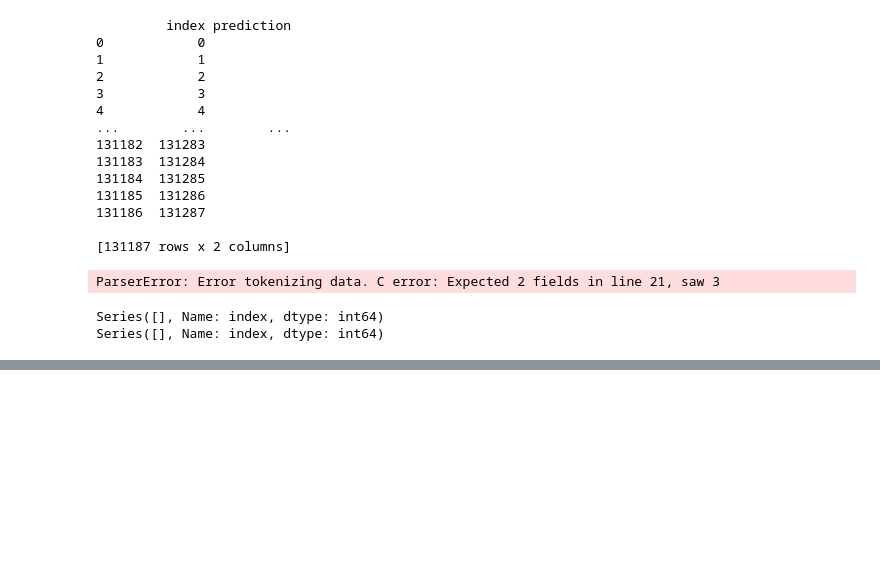
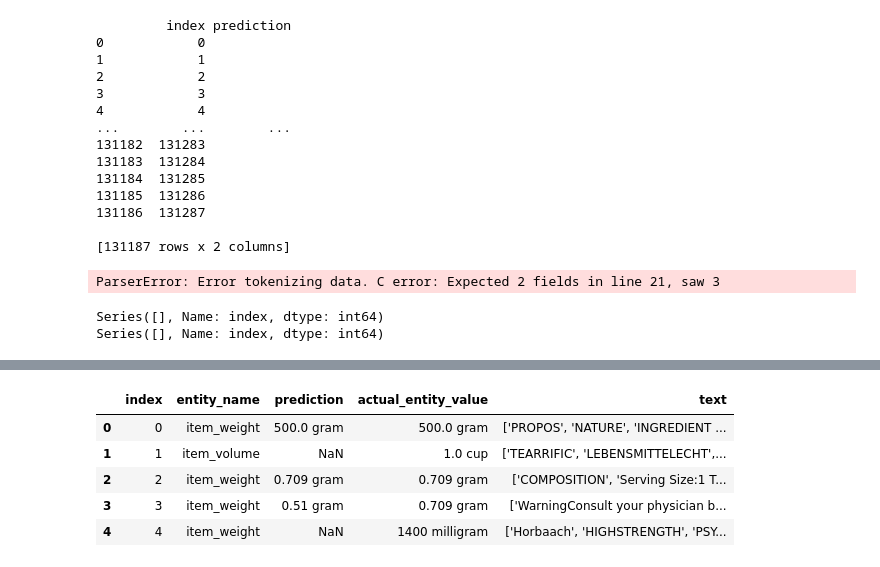
Before and after one commit to paakhim10/g2ap-ml-challenge, a Jupyter notebook: helper/run.ipynb, the cells around one changed output, grey strips where cells are left out. Cells and saved outputs as stored; diff of their text form; code cells hidden in the pictures; blank space fills up the shorter version.

```diff
--- a/helper/run.ipynb
+++ b/helper/run.ipynb
@@ -230,0 +233,11 @@ df.to_csv("train_ocr.csv", index=False)
+# %%
+data = pd.read_csv('./predictions.csv')
+# %%
+data.head()
+# %% [output]
+|  | index | entity_name | prediction | actual_entity_value | text |
+| 0 | 0 | item_weight | 500.0 gram | 500.0 gram | ['PROPOS', 'NATURE', 'INGREDIENT ... |
+| 1 | 1 | item_volume | NaN | 1.0 cup | ['TEARRIFIC', 'LEBENSMITTELECHT',... |
+| 2 | 2 | item_weight | 0.709 gram | 0.709 gram | ['COMPOSITION', 'Serving Size:1 T... |
+| 3 | 3 | item_weight | 0.51 gram | 0.709 gram | ['WarningConsult your physician b... |
+| 4 | 4 | item_weight | NaN | 1400 milligram | ['Horbaach', 'HIGHSTRENGTH', 'PSY... |
```
Also changed, not shown: parts of 6 cells of this notebook, 3 other files.
